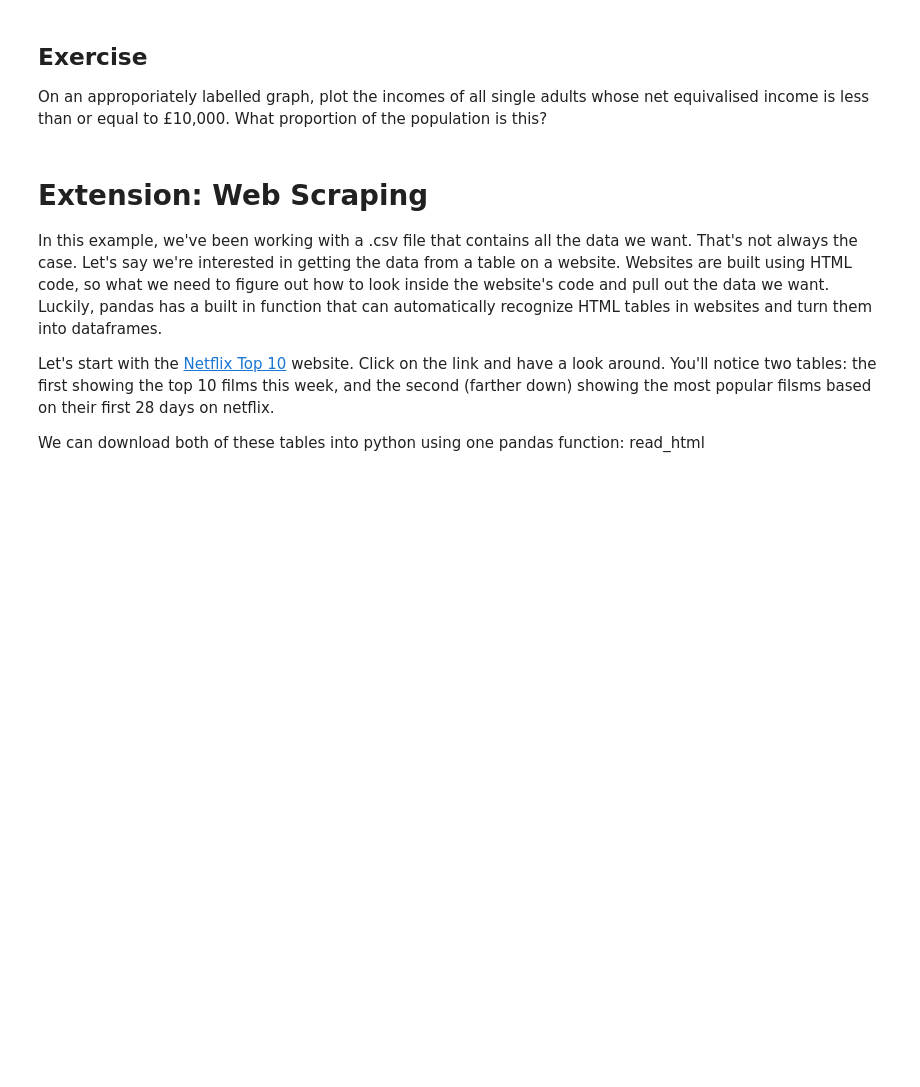
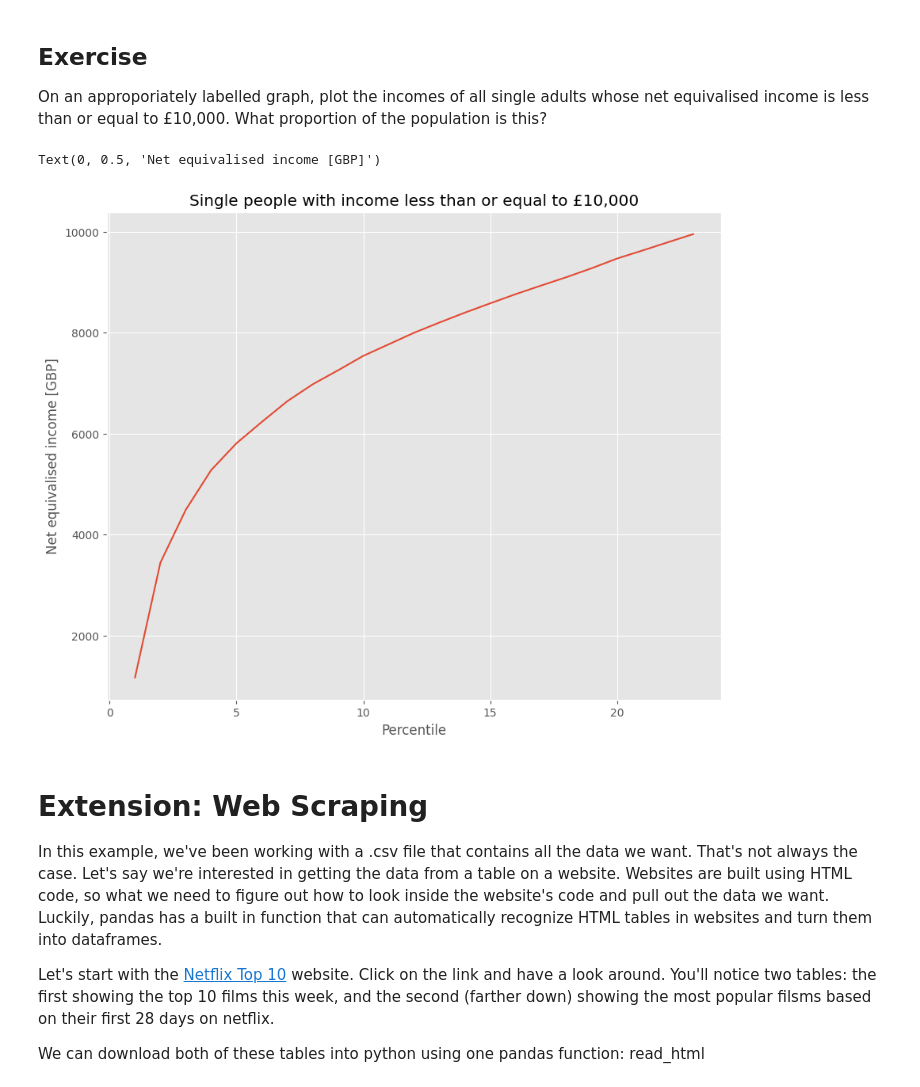
Before and after one commit to asvilla/QM2, a Jupyter notebook: notebooks/W02. Pandas.ipynb, the cells around one changed output. Drawn from its saved outputs; the diff is of its cells as text; code cells hidden in the pictures; blank space fills up the shorter version.

```diff
--- a/notebooks/W02. Pandas.ipynb
+++ b/notebooks/W02. Pandas.ipynb
@@ -347,6 +486,15 @@ We won't dwell on comparative operative, here we've used ">" to mean "is greater
 # %% [markdown]
 ## Exercise
 On an approporiately labelled graph, plot the incomes of all single adults whose net equivalised income is less than or equal to £10,000. What proportion of the population is this?
+# %%
+singleAdult10= clean2[clean2['Single adult']<=10000]
+singleAdult10["Single adult"].plot()
+plt.title('Single people with income less than or equal to £10,000')
+plt.xlabel('Percentile')
+plt.ylabel('Net equivalised income [GBP]')
+# %% [output]
+Text(0, 0.5, 'Net equivalised income [GBP]')
+[figure, added]
 # %% [markdown]
 # Extension: Web Scraping
 
```
Also changed, not shown: parts of 19 cells of this notebook.
